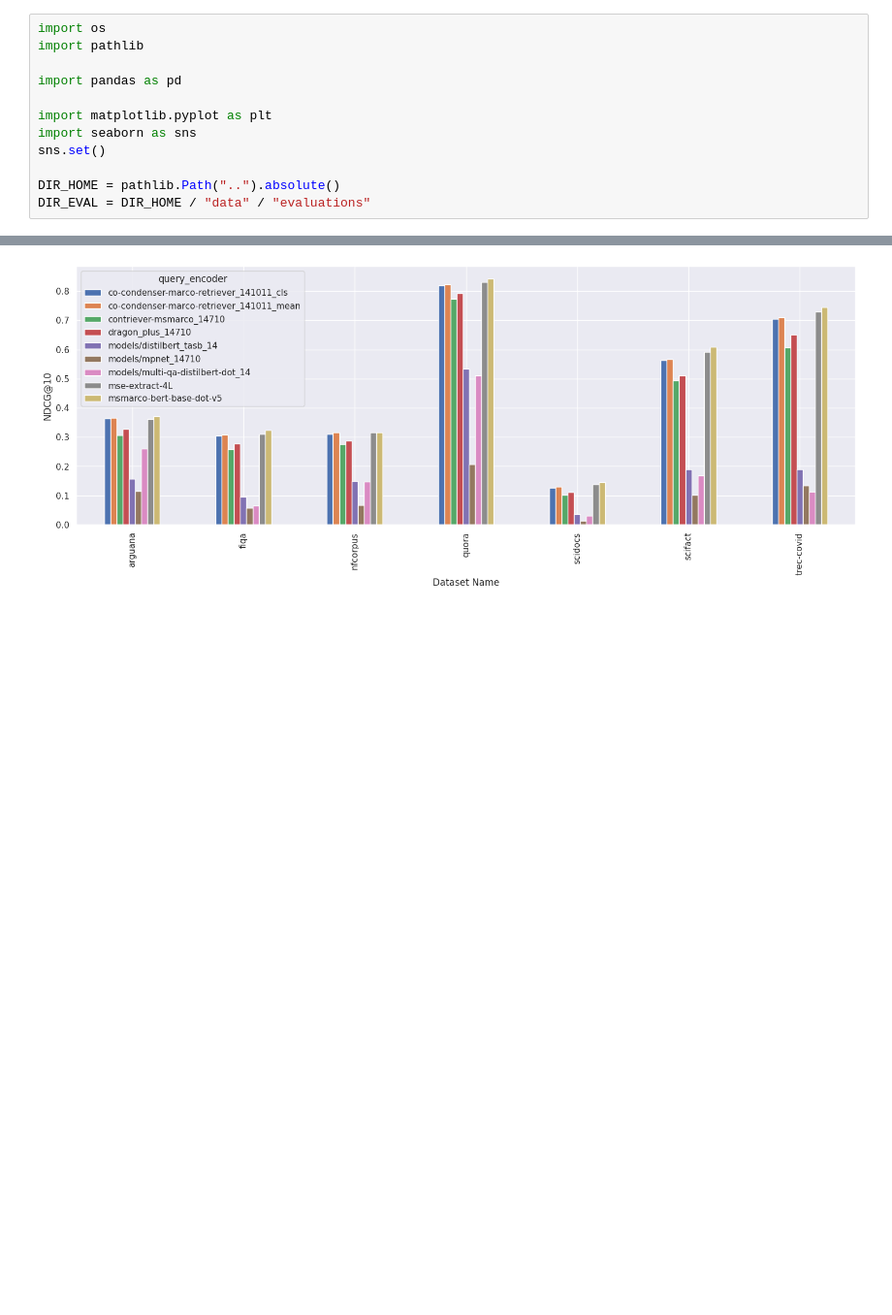
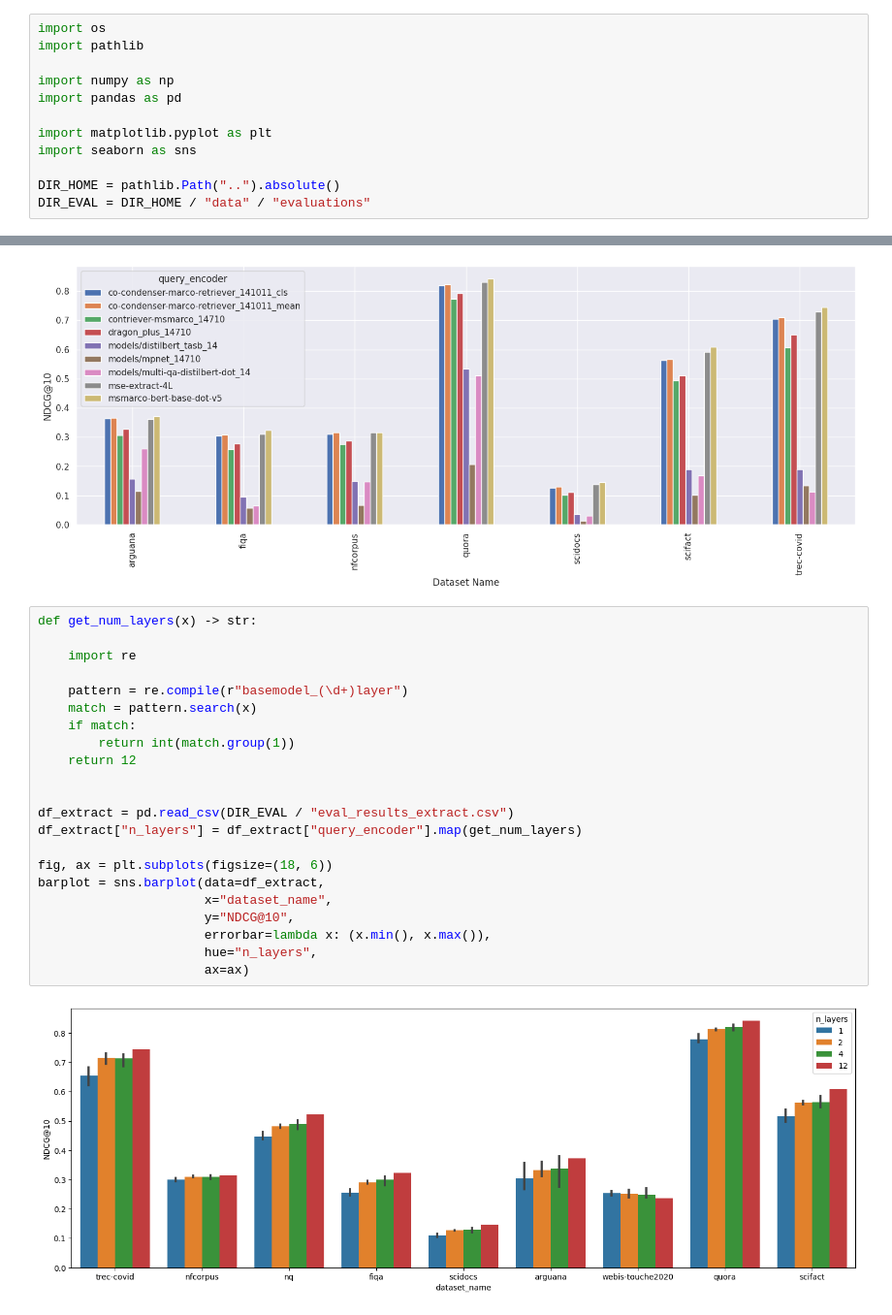
Before and after one commit to Guest400123064/distill-retriever, a Jupyter notebook: notebooks/1-plot.ipynb, the cells around one changed output, grey strips where cells are left out. Shown at 97% size. Cells and saved outputs as stored; diff of their text form; blank space fills up the shorter version.

```diff
--- a/notebooks/1-plot.ipynb
+++ b/notebooks/1-plot.ipynb
@@ -2,11 +2,11 @@
 import os
 import pathlib
 
+import numpy as np
 import pandas as pd
 
 import matplotlib.pyplot as plt
 import seaborn as sns
-sns.set()
 
 DIR_HOME = pathlib.Path("..").absolute()
 DIR_EVAL = DIR_HOME / "data" / "evaluations"
@@ -32,3 +32,27 @@ df_distill.pivot(index="dataset_name",
 # %% [output]
 <Axes: xlabel='Dataset Name', ylabel='NDCG@10'>
 [figure]
+# %%
+def get_num_layers(x) -> str:
+
+    import re
+
+    pattern = re.compile(r"basemodel_(\d+)layer")
+    match = pattern.search(x)
+    if match:
+        return int(match.group(1))
+    return 12
+
+
+df_extract = pd.read_csv(DIR_EVAL / "eval_results_extract.csv")
+df_extract["n_layers"] = df_extract["query_encoder"].map(get_num_layers)
+
+fig, ax = plt.subplots(figsize=(18, 6))
+barplot = sns.barplot(data=df_extract,
+                      x="dataset_name",
+                      y="NDCG@10",
+                      errorbar=lambda x: (x.min(), x.max()),
+                      hue="n_layers",
+                      ax=ax)
+# %% [output]
+[figure, added]
```
Also changed, not shown: 1 other file.
